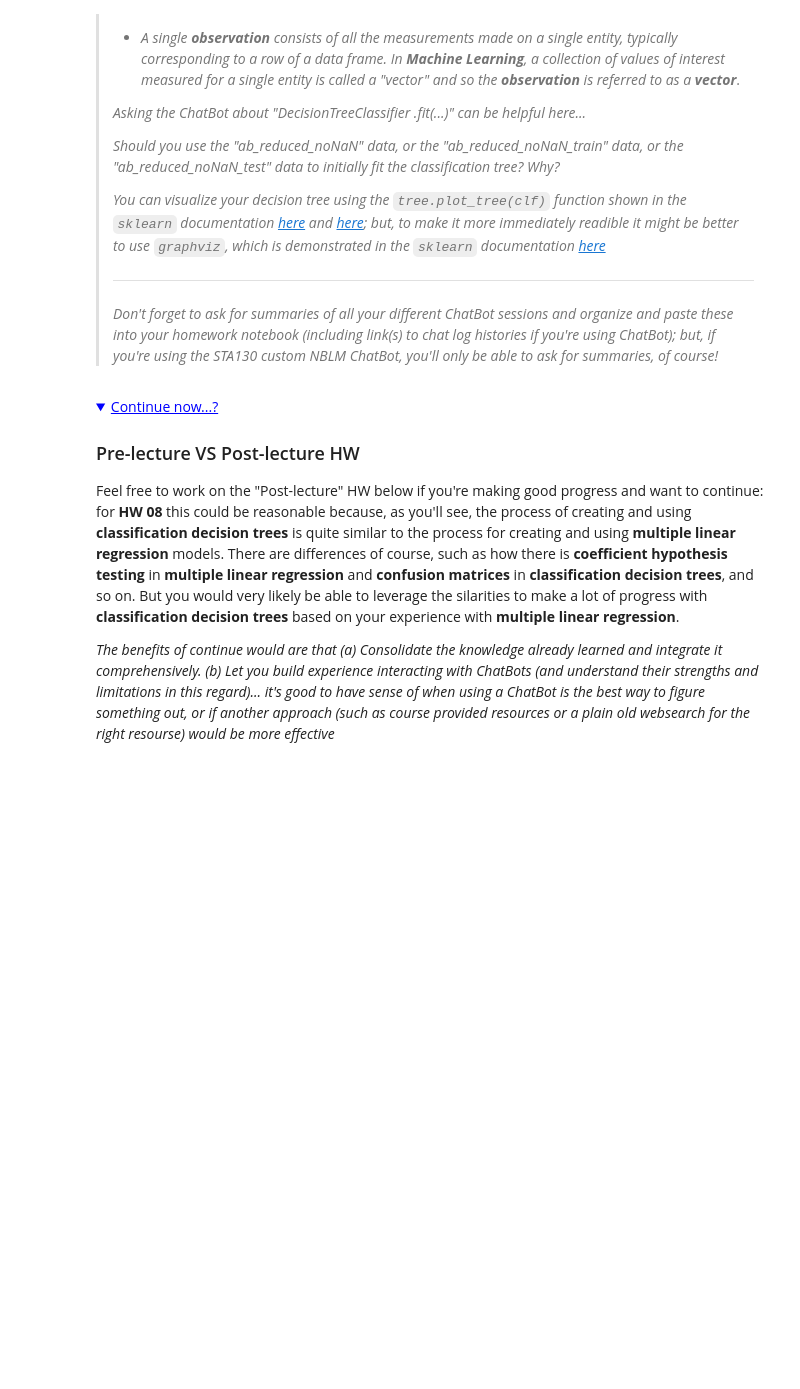
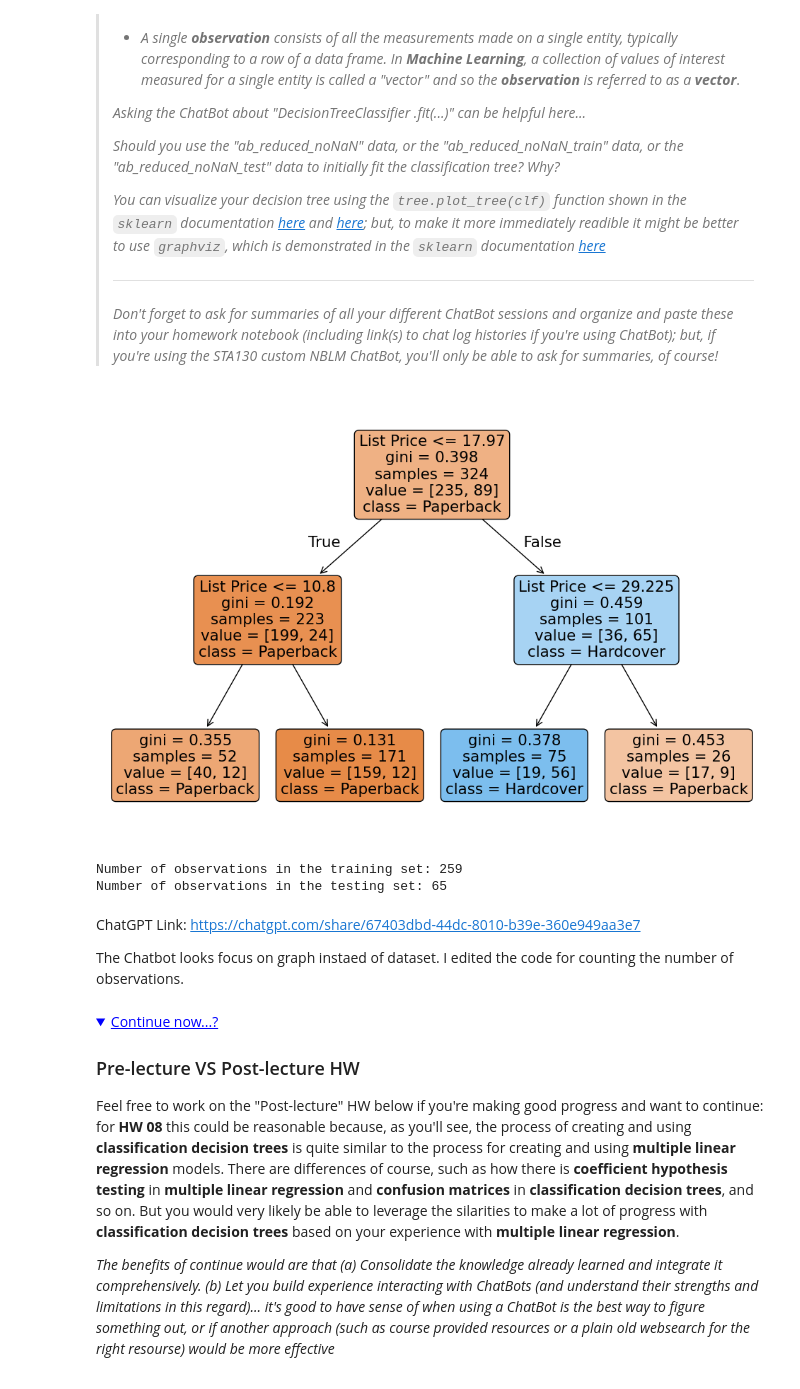
Before and after one commit to chrislxn/STA130, a Jupyter notebook: STA130F24_HW08_Week11_DueNov21.ipynb, the cells around one changed output. Saved outputs shown, nothing was run; the diff lists cells and outputs as text; code cells hidden in the pictures; folded sections open; blank space fills up the shorter version.

```diff
--- a/STA130F24_HW08_Week11_DueNov21.ipynb
+++ b/STA130F24_HW08_Week11_DueNov21.ipynb
@@ -189,6 +189,54 @@ https://scikit-learn.org/stable/auto_examples/tree/plot_unveil_tree_structure.ht
 > _Don't forget to ask for summaries of all your different ChatBot sessions and organize and paste these into your homework notebook (including link(s) to chat log histories if you're using ChatBot); but, if you're using the STA130 custom NBLM ChatBot, you'll only be able to ask for summaries, of course!_
 
 </details>
+# %%
+import pandas as pd
+from sklearn.tree import DecisionTreeClassifier, plot_tree
+import matplotlib.pyplot as plt
+
+# Load the dataset
+url = "https://raw.githubusercontent.com/pointOfive/STA130_F23/main/Data/amazonbooks.csv"
+ab = pd.read_csv(url, encoding="ISO-8859-1")
+
+# Preprocess the data: Remove rows with NaN values in the necessary columns
+ab_reduced_noNaN = ab.dropna(subset=["Hard_or_Paper", "List Price"])
+
+# Create the target variable (y) and the feature matrix (X)
+y = pd.get_dummies(ab_reduced_noNaN["Hard_or_Paper"])['H']  # 1 for 'H', 0 for others
+X = ab_reduced_noNaN[["List Price"]]
+
+# Initialize the DecisionTreeClassifier with max_depth=2
+clf = DecisionTreeClassifier(max_depth=2, random_state=42)
+
+# Train the classifier
+clf.fit(X, y)
+
+# Plot the decision tree
+plt.figure(figsize=(12, 8))
+plot_tree(clf, feature_names=["List Price"], class_names=["Paperback", "Hardcover"], filled=True, rounded=True)
+plt.savefig("decision_tree.png", format="png")  # Save as PNG
+plt.show()
+# %% [output]
+[figure, added]
+# %%
+from sklearn.model_selection import train_test_split
+
+# Split the data into training (80%) and testing (20%) sets with a fixed random seed
+X_train, X_test, y_train, y_test = train_test_split(X, y, test_size=0.2, random_state=42)
+
+# Count the number of observations in training and testing sets
+train_count = len(X_train)
+test_count = len(X_test)
+
+print(f"Number of observations in the training set: {train_count}")
+print(f"Number of observations in the testing set: {test_count}")
+# %% [output]
+Number of observations in the training set: 259
+Number of observations in the testing set: 65
+# %% [markdown]
+ChatGPT Link: https://chatgpt.com/share/67403dbd-44dc-8010-b39e-360e949aa3e7
+
+The Chatbot looks focus on graph instaed of dataset. I edited the code for counting the number of observations.
 # %% [markdown]
 <details class="details-example"><summary style="color:blue"><u>Continue now...?</u></summary>
 
```
Also changed, not shown: parts of 3 cells of this notebook.
